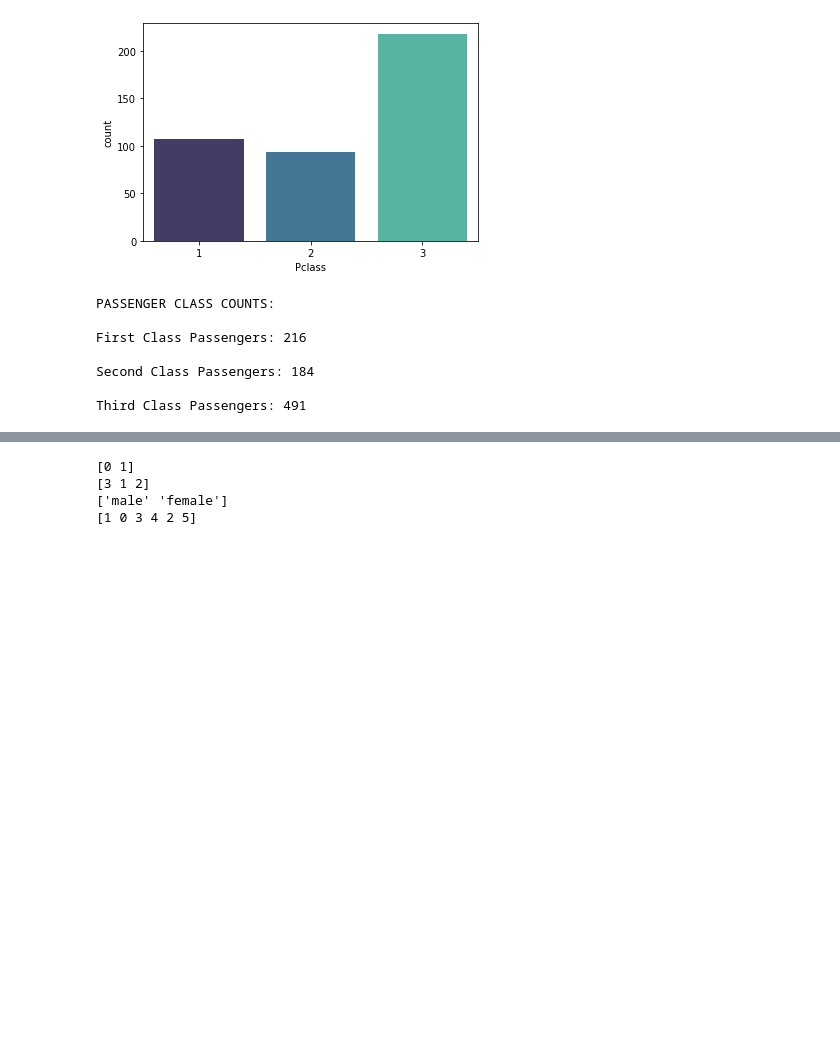
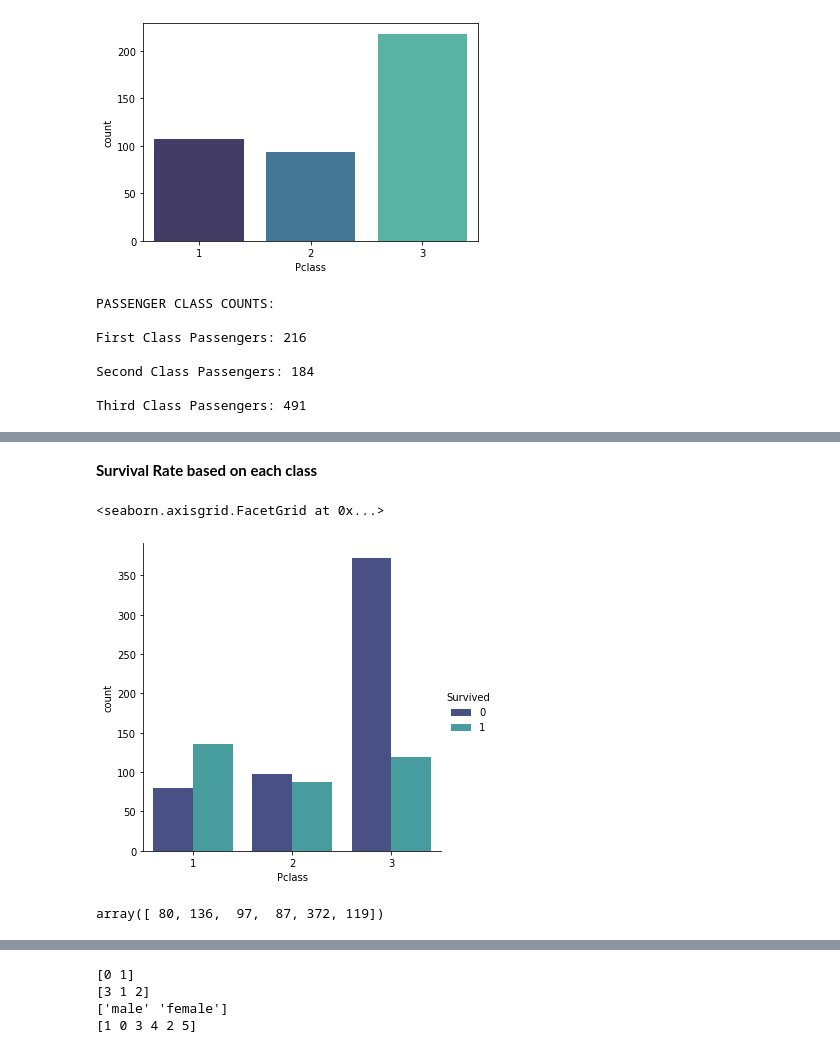
Before and after one commit to Cesar421/Titanic, a Jupyter notebook: JupyterMODEL.ipynb, the cells around one changed output, grey strips where cells are left out. Drawn from its saved outputs; the diff is of its cells as text; code cells hidden in the pictures; blank space fills up the shorter version.

Commit message:
Data exploration 3

```diff
--- a/JupyterMODEL.ipynb
+++ b/JupyterMODEL.ipynb
@@ -206,3 +206,10 @@ df_train.head(10)
 | 8 | 9 | 1 | 3 | Johnson, Mrs. Oscar W (Elisabeth ... | female | 27.0 | 0 | 2 | 347742 | 11.1333 | ... |
 | 9 | 10 | 1 | 2 | Nasser, Mrs. Nicholas (Adele Achem) | female | 14.0 | 1 | 0 | 237736 | 30.0708 | ... |
 | 10 | 11 | 1 | 3 | Sandstrom, Miss. Marguerite Rut | female | 4.0 | 1 | 1 | PP 9549 | 16.7000 | ... |
+# %% [markdown]
+**Survival Rate based on each class**
+# %%
+sns.catplot(x="Pclass",  kind="count", hue='Survived', data=df_train_original, palette='mako')
+# %% [output]
+<seaborn.axisgrid.FacetGrid at 0x...>
+[figure, added]
@@ -208,0 +218,4 @@ df_train.head(10)
+# %%
+SURVIVED_CLASS_LIST
+# %% [output]
+array([ 80, 136,  97,  87, 372, 119])
```
Also changed, not shown: parts of 7 cells of this notebook.
